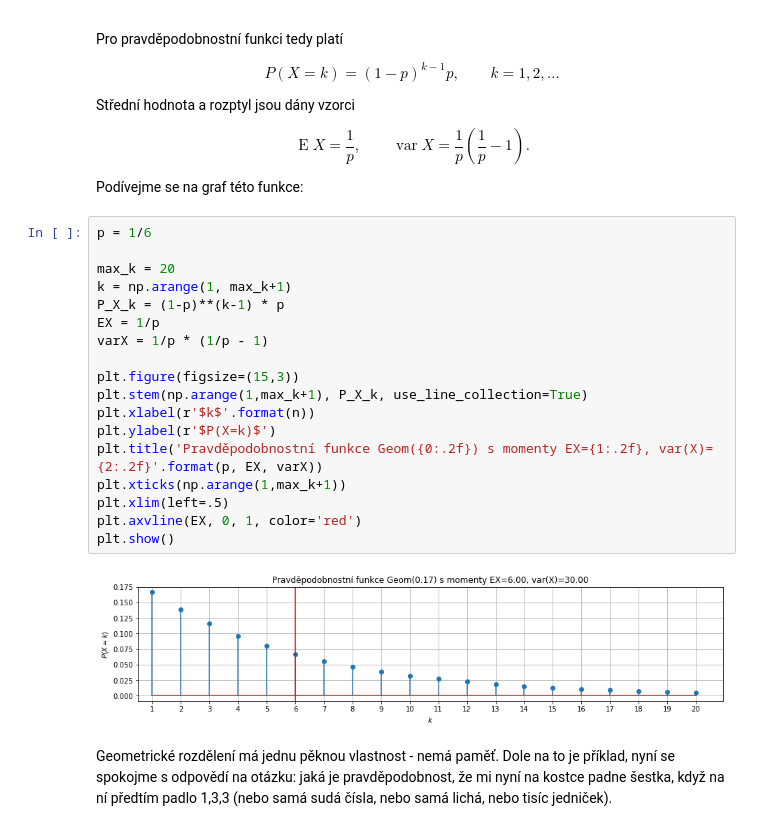
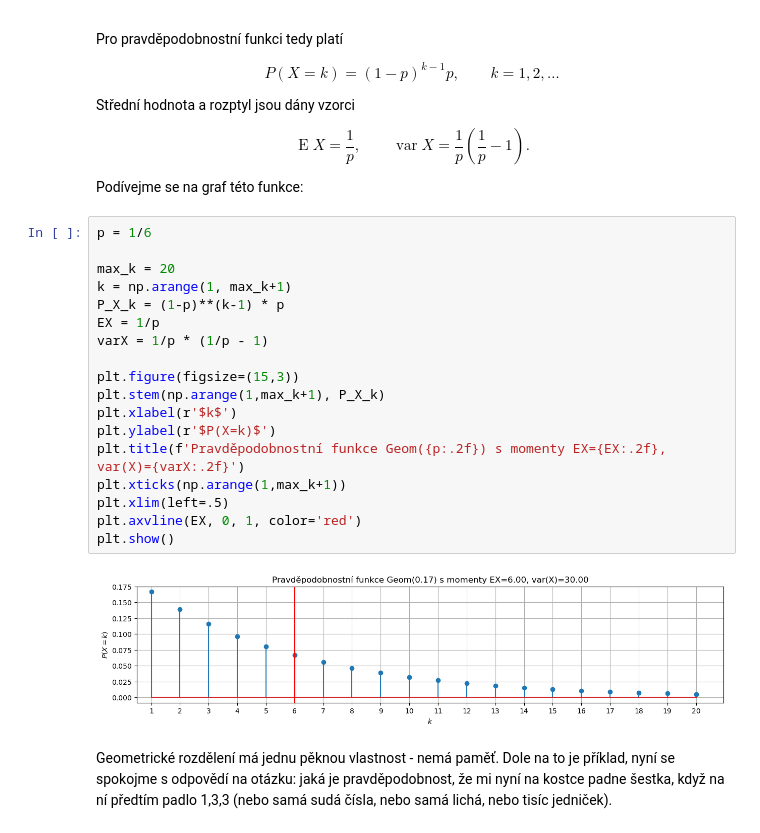
Before and after one commit to kamil-dedecius/mameradipst, a Jupyter notebook: Nahodna_velicina_diskretni.ipynb, the cells around one changed output. Drawn from its saved outputs; the diff is of its cells as text.

```diff
--- a/Nahodna_velicina_diskretni.ipynb
+++ b/Nahodna_velicina_diskretni.ipynb
@@ -344,23 +344,23 @@ Podívejme se na graf této funkce:
 # %%
 p = 1/6
 
 max_k = 20
 k = np.arange(1, max_k+1)
 P_X_k = (1-p)**(k-1) * p
 EX = 1/p
 varX = 1/p * (1/p - 1)
 
 plt.figure(figsize=(15,3))
-plt.stem(np.arange(1,max_k+1), P_X_k, use_line_collection=True)
-plt.xlabel(r'$k$'.format(n))
+plt.stem(np.arange(1,max_k+1), P_X_k)
+plt.xlabel(r'$k$')
 plt.ylabel(r'$P(X=k)$')
-plt.title('Pravděpodobnostní funkce Geom({0:.2f}) s momenty EX={1:.2f}, var(X)={2:.2f}'.format(p, EX, varX))
+plt.title(f'Pravděpodobnostní funkce Geom({p:.2f}) s momenty EX={EX:.2f}, var(X)={varX:.2f}')
 plt.xticks(np.arange(1,max_k+1))
 plt.xlim(left=.5)
 plt.axvline(EX, 0, 1, color='red')
 plt.show()
 # %% [output]
-[figure, old version]
+[figure, new version]
 # %% [markdown]
 Geometrické rozdělení má jednu pěknou vlastnost - nemá paměť. Dole na to je příklad, nyní se spokojme s odpovědí na otázku: jaká je pravděpodobnost, že mi nyní na kostce padne šestka, když na ní předtím padlo 1,3,3 (nebo samá sudá čísla, nebo samá lichá, nebo tisíc jedniček).
 # %% [markdown]
```
Also changed, not shown: parts of 14 cells of this notebook.
